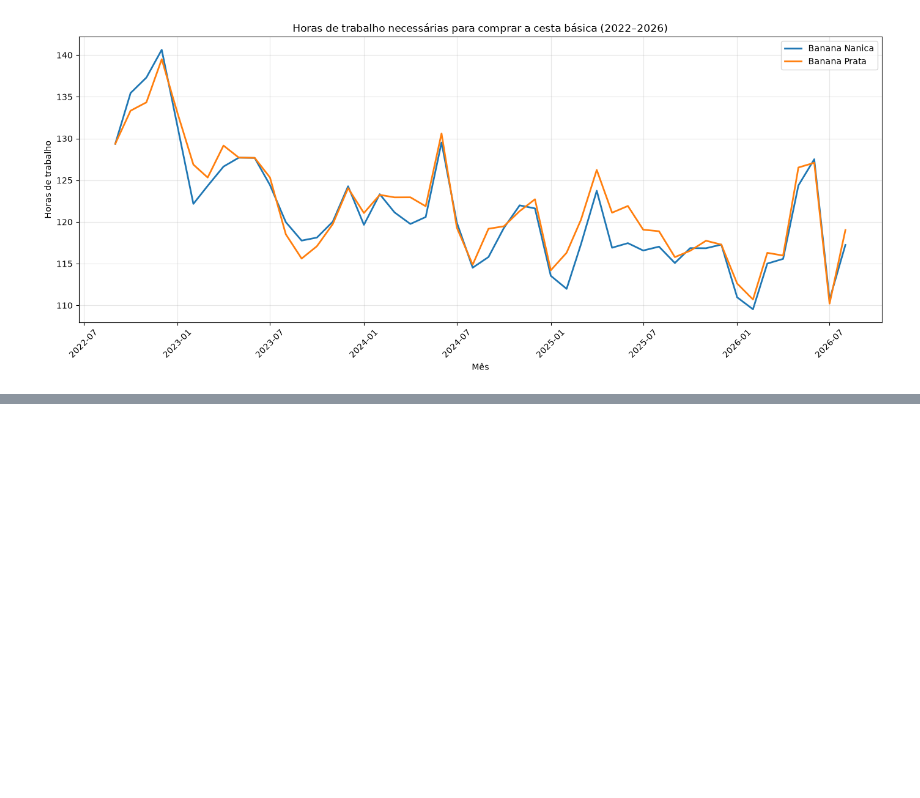
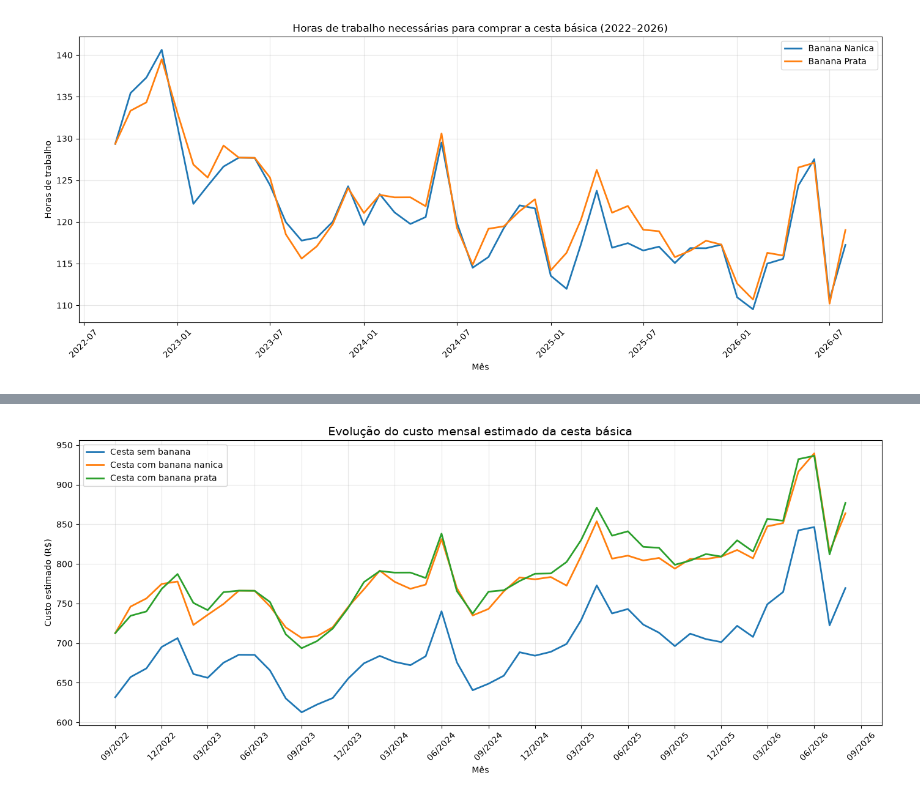
Before and after one commit to Lucas-Ibrahim/cesta-basica-analise, a Jupyter notebook: notebooks/02_acessibilidade.ipynb, the cells around one changed output, grey strips where cells are left out. Cells and saved outputs as stored; diff of their text form; code cells hidden in the pictures; blank space fills up the shorter version.

Commit message:
feat: documenta resultados e salva graficos de acessibilidade

```diff
--- a/notebooks/02_acessibilidade.ipynb
+++ b/notebooks/02_acessibilidade.ipynb
@@ -1321,0 +1438,11 @@ plt.show()
+# %%
+from pathlib import Path
+import matplotlib.pyplot as plt
+
+# Caminho da pasta onde os gráficos serão salvos
+PASTA_FIGURAS = Path("../reports/figures")
+
+# Cria a pasta caso ela ainda não exista
+PASTA_FIGURAS.mkdir(parents=True, exist_ok=True)
+
+print("Pasta de destino:", PASTA_FIGURAS.resolve())
@@ -1321,0 +1451,72 @@ plt.show()
+# %%
+import matplotlib.pyplot as plt
+import matplotlib.dates as mdates
+import pandas as pd
+
+# Criar uma cópia da tabela mensal
+grafico_cesta = resultado_cesta.copy()
+
+# Garantir que os meses estejam no formato de data
+grafico_cesta["mes"] = pd.to_datetime(grafico_cesta["mes"])
+
+# Criar uma figura nova
+fig, ax = plt.subplots(figsize=(14, 6))
+
+# Cesta sem banana
+ax.plot(
+    grafico_cesta["mes"],
+    grafico_cesta["custo_sem_banana"],
+    label="Cesta sem banana",
+    linewidth=2
+)
+
+# Cesta com banana nanica
+ax.plot(
+    grafico_cesta["mes"],
+    grafico_cesta["cesta_banana_nanica"],
+    label="Cesta com banana nanica",
+    linewidth=2
+)
+
+# Cesta com banana prata
+ax.plot(
+    grafico_cesta["mes"],
+    grafico_cesta["cesta_banana_prata"],
+    label="Cesta com banana prata",
+    linewidth=2
+)
+
+# Título e identificação dos eixos
+ax.set_title(
+    "Evolução do custo mensal estimado da cesta básica",
+    fontsize=14
+)
+ax.set_xlabel("Mês")
+ax.set_ylabel("Custo estimado (R$)")
+
+# Formatação das datas
+ax.xaxis.set_major_locator(mdates.MonthLocator(interval=3))
+ax.xaxis.set_major_formatter(mdates.DateFormatter("%m/%Y"))
+
+# Legenda e grade
+ax.legend()
+ax.grid(True, alpha=0.3)
+
+plt.xticks(rotation=45)
+fig.tight_layout()
+
+# Salvar o gráfico
+fig.savefig(
+    PASTA_FIGURAS / "evolucao_custo_cesta.png",
+    dpi=300,
+    bbox_inches="tight",
+    facecolor="white"
+)
+
+# Exibir o gráfico
+plt.show()
+
+# Fechar a figura depois de salvar
+plt.close(fig)
+# %% [output]
+[figure, added]
```
Also changed, not shown: parts of 8 cells of this notebook, 4 other files.
